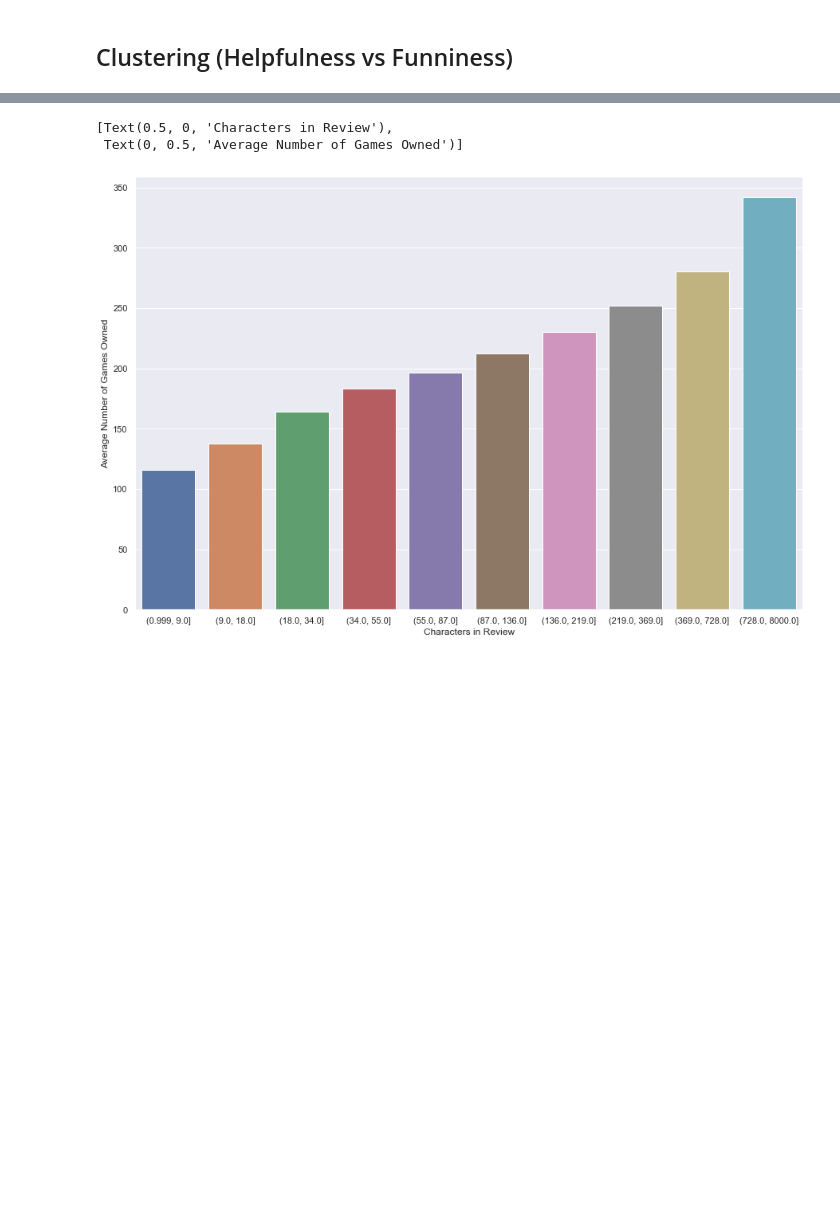
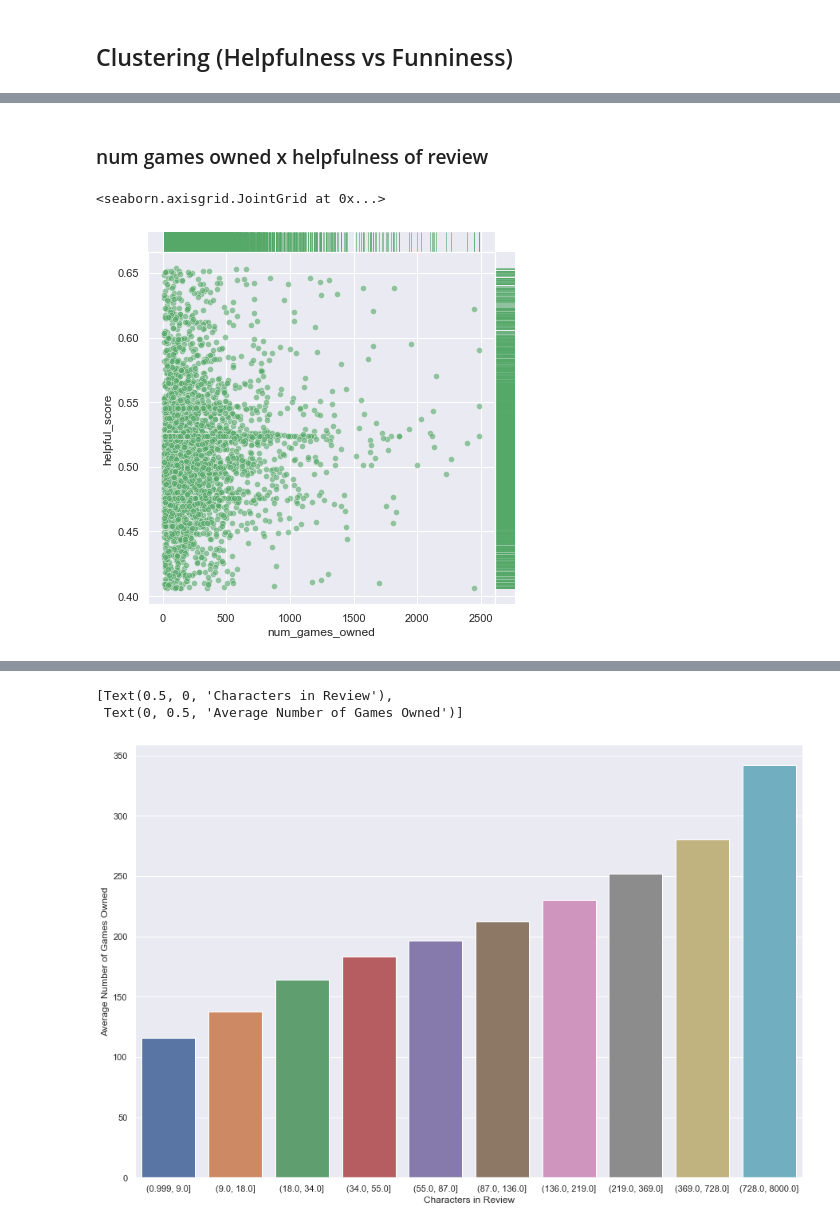
Before and after one commit to gfry99/453-Final-Project, a Jupyter notebook: 453-Final-Proj-PleaseCompile.ipynb, the cells around one changed output, grey strips where cells are left out. Cells and saved outputs as stored; diff of their text form; code cells hidden in the pictures; blank space fills up the shorter version.

```diff
--- a/453-Final-Proj-PleaseCompile.ipynb
+++ b/453-Final-Proj-PleaseCompile.ipynb
@@ -213,0 +390,9 @@ plt.show()
+# %% [markdown]
+### num games owned x helpfulness of review
+# %%
+g = sns.JointGrid(data=df_filtered, x="num_games_owned", y="helpful_score", space=0, ratio=17)
+g.plot_joint(sns.scatterplot, color="g", alpha=.6, legend=False)
+g.plot_marginals(sns.rugplot, height=1, color="g", alpha=.6)
+# %% [output]
+<seaborn.axisgrid.JointGrid at 0x...>
+[figure, added]
```
Also changed, not shown: parts of 30 cells of this notebook.
